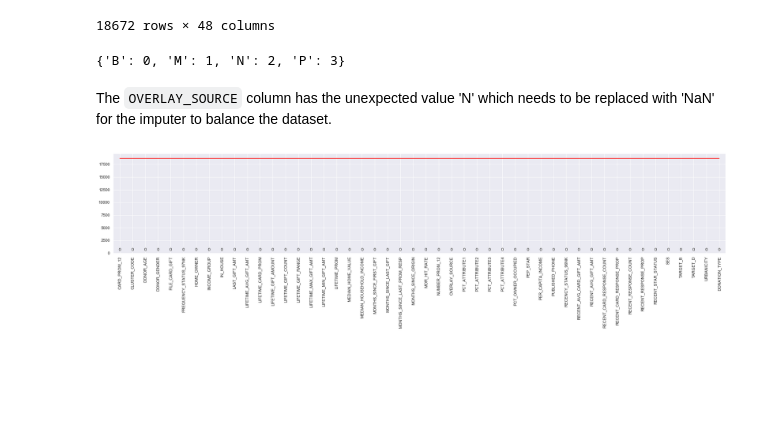
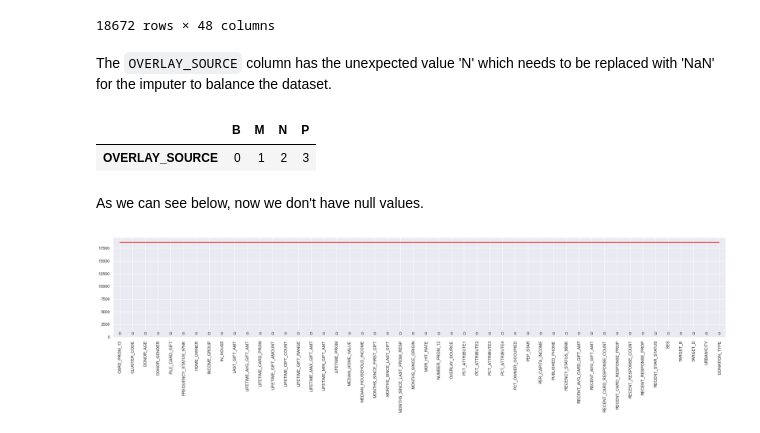
Before and after one commit to F-Madruga/Donation_Dataset_Predictions_FCUL, a Jupyter notebook: AA_202021_Project.ipynb, the cells around one changed output. Cells and saved outputs as stored; diff of their text form; code cells hidden in the pictures; blank space fills up the shorter version.

```diff
--- a/AA_202021_Project.ipynb
+++ b/AA_202021_Project.ipynb
@@ -585,21 +593,25 @@ df
 | 19367 | 6 | 3 | 66.0 | 0 | 3 | 2 | 0 | ... |
 | 19368 | 6 | 24 | 77.0 | 0 | 13 | 3 | 0 | ... |
 18672 rows × 48 columns
+# %% [markdown]
+The `OVERLAY_SOURCE` column has the unexpected value 'N' which needs to be replaced with 'NaN' for the imputer to balance the dataset.
 # %%
-le_overlay_mapping = dict(zip(encoders['OVERLAY_SOURCE'].classes_, encoders['OVERLAY_SOURCE'].transform(encoders['OVERLAY_SOURCE'].classes_)))
-le_overlay_mapping
+le_mapping = dict(zip(encoders['OVERLAY_SOURCE'].classes_, encoders['OVERLAY_SOURCE'].transform(encoders['OVERLAY_SOURCE'].classes_)))
+mapping = {'OVERLAY_SOURCE' : le_mapping}
+pd.DataFrame(mapping).transpose()
 # %% [output]
-{'B': 0, 'M': 1, 'N': 2, 'P': 3}
+|  | B | M | N | P |
+| OVERLAY_SOURCE | 0 | 1 | 2 | 3 |
 # %%
 df['OVERLAY_SOURCE'] = df['OVERLAY_SOURCE'].replace(2, np.nan)
-# %% [markdown]
-The `OVERLAY_SOURCE` column has the unexpected value 'N' which needs to be replaced with 'NaN' for the imputer to balance the dataset.
 # %%
 imputer = KNNImputer(n_neighbors=2, weights="uniform")
 df = pd.DataFrame(imputer.fit_transform(df), columns=df.columns)
 df['INCOME_GROUP'] = df['INCOME_GROUP'].round(0).astype(int)
 df['DONOR_AGE'] = df['DONOR_AGE'].round(0).astype(int)
 df['OVERLAY_SOURCE'] = df['OVERLAY_SOURCE'].round(0).astype(int)
+# %% [markdown]
+As we can see below, now we don't have null values.
 # %%
 get_nulls(df, plot=True)
 # %% [output]
```
Also changed, not shown: parts of 106 cells of this notebook, 2 other files.
